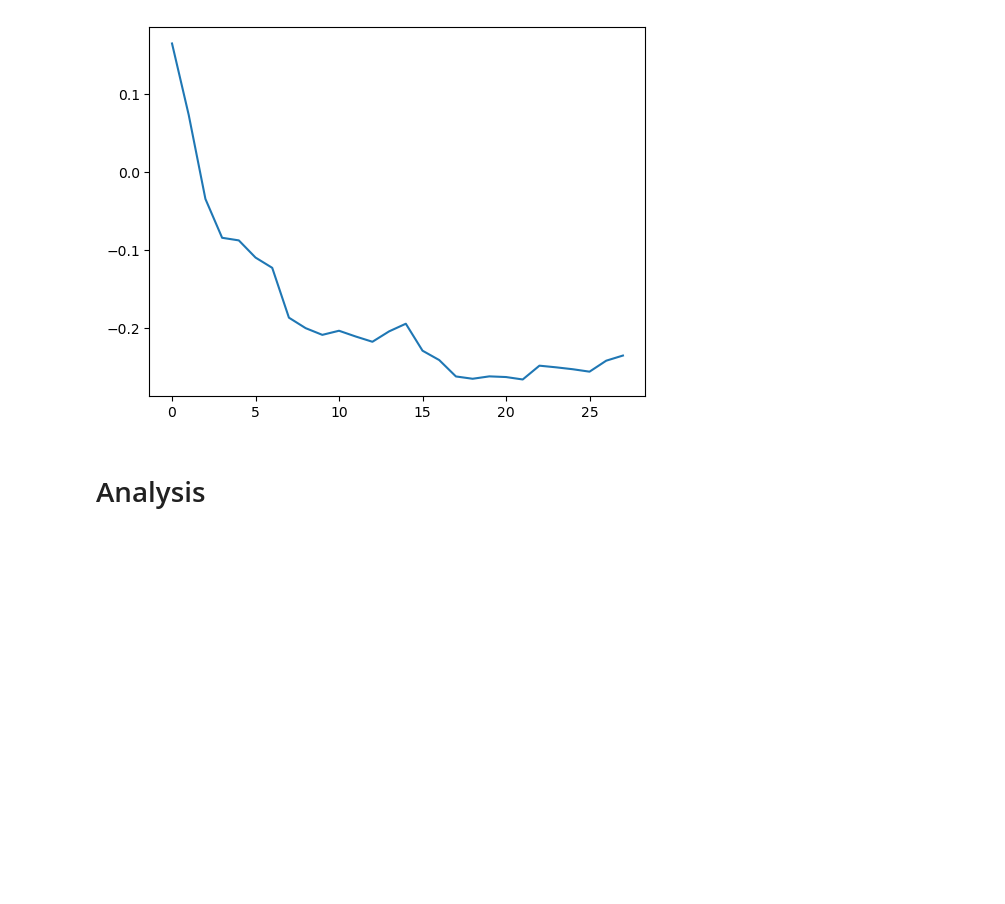
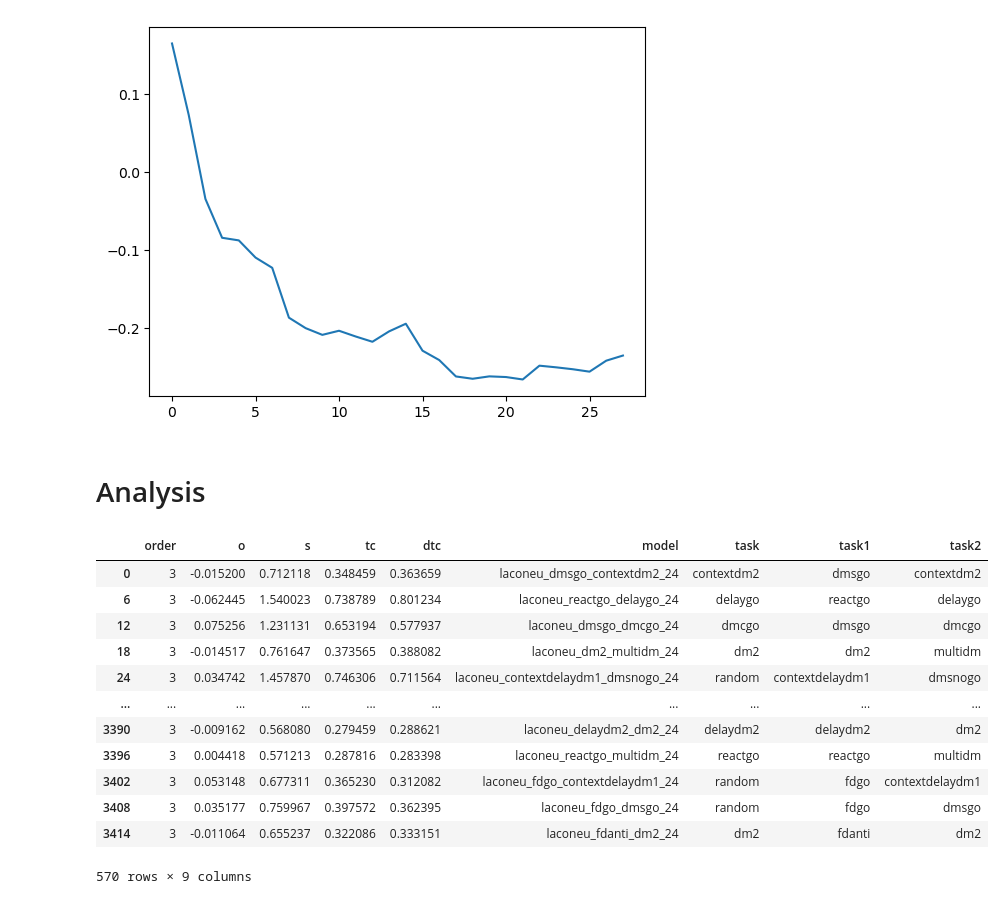
Before and after one commit to SalvadorCalanni/LACONEU25_group_project, a Jupyter notebook: Ori_repo_and_data/pipeline24.ipynb, the cells around one changed output. Cells and saved outputs as stored; diff of their text form; code cells hidden in the pictures; blank space fills up the shorter version.

```diff
--- a/Ori_repo_and_data/pipeline24.ipynb
+++ b/Ori_repo_and_data/pipeline24.ipynb
@@ -329,3 +329,19 @@ concatenated_meanhoi['task2'] = concatenated_meanhoi['model'].apply(lambda x: x.
+# %%
+concatenated_meanhoi[concatenated_meanhoi["order"]==3]
+# %% [output]
+|  | order | o | s | tc | dtc | model | task | task1 | task2 |
+| 0 | 3 | -0.015200 | 0.712118 | 0.348459 | 0.363659 | laconeu_dmsgo_contextdm2_24 | contextdm2 | dmsgo | contextdm2 |
+| 6 | 3 | -0.062445 | 1.540023 | 0.738789 | 0.801234 | laconeu_reactgo_delaygo_24 | delaygo | reactgo | delaygo |
+| 12 | 3 | 0.075256 | 1.231131 | 0.653194 | 0.577937 | laconeu_dmsgo_dmcgo_24 | dmcgo | dmsgo | dmcgo |
+| 18 | 3 | -0.014517 | 0.761647 | 0.373565 | 0.388082 | laconeu_dm2_multidm_24 | dm2 | dm2 | multidm |
+| 24 | 3 | 0.034742 | 1.457870 | 0.746306 | 0.711564 | laconeu_contextdelaydm1_dmsnogo_24 | random | contextdelaydm1 | dmsnogo |
+| ... | ... | ... | ... | ... | ... | ... | ... | ... | ... |
+| 3390 | 3 | -0.009162 | 0.568080 | 0.279459 | 0.288621 | laconeu_delaydm2_dm2_24 | delaydm2 | delaydm2 | dm2 |
+| 3396 | 3 | 0.004418 | 0.571213 | 0.287816 | 0.283398 | laconeu_reactgo_multidm_24 | reactgo | reactgo | multidm |
+| 3402 | 3 | 0.053148 | 0.677311 | 0.365230 | 0.312082 | laconeu_fdgo_contextdelaydm1_24 | random | fdgo | contextdelaydm1 |
+| 3408 | 3 | 0.035177 | 0.759967 | 0.397572 | 0.362395 | laconeu_fdgo_dmsgo_24 | random | fdgo | dmsgo |
+| 3414 | 3 | -0.011064 | 0.655237 | 0.322086 | 0.333151 | laconeu_fdanti_dm2_24 | dm2 | fdanti | dm2 |
+570 rows × 9 columns
 # %%
 # single heatmap example with random and order 3
 
```
Also changed, not shown: parts of 15 cells of this notebook, 2 other files.
